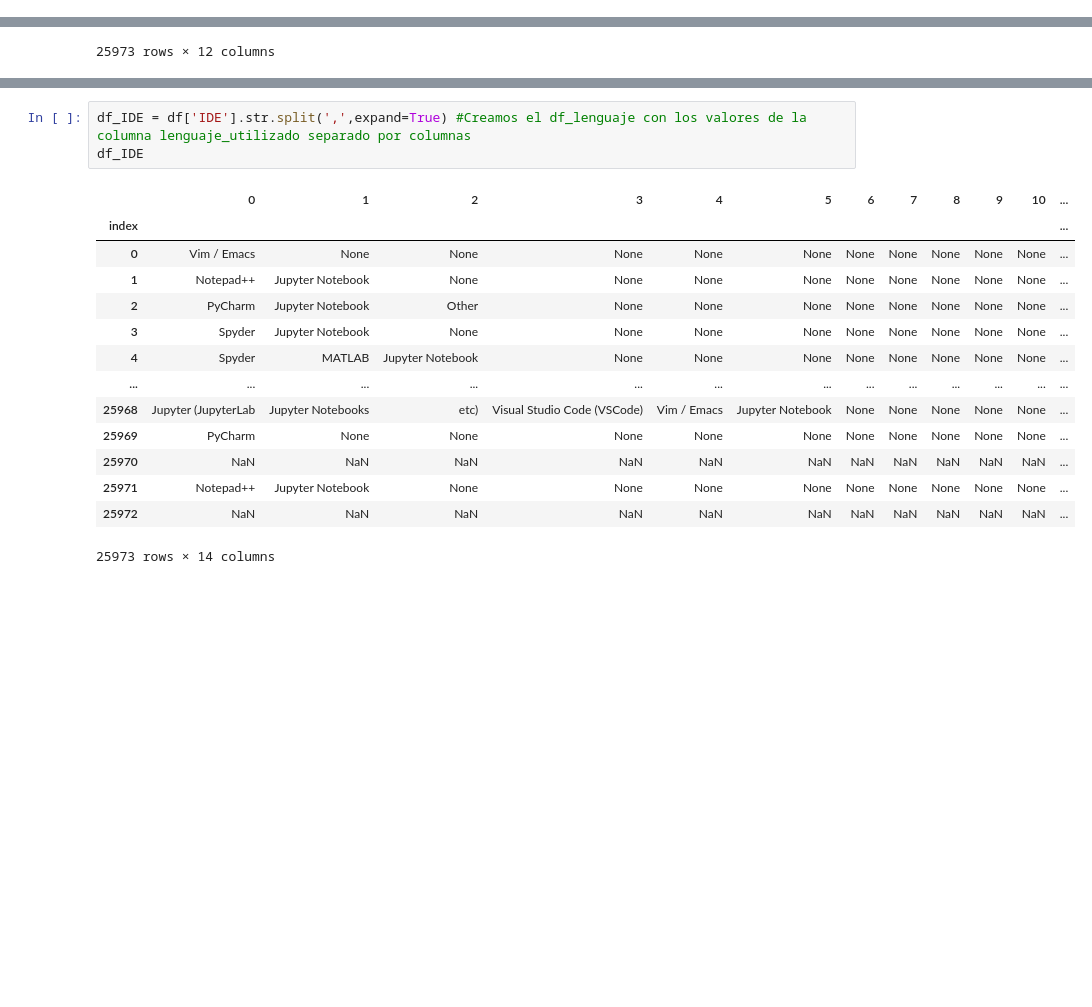
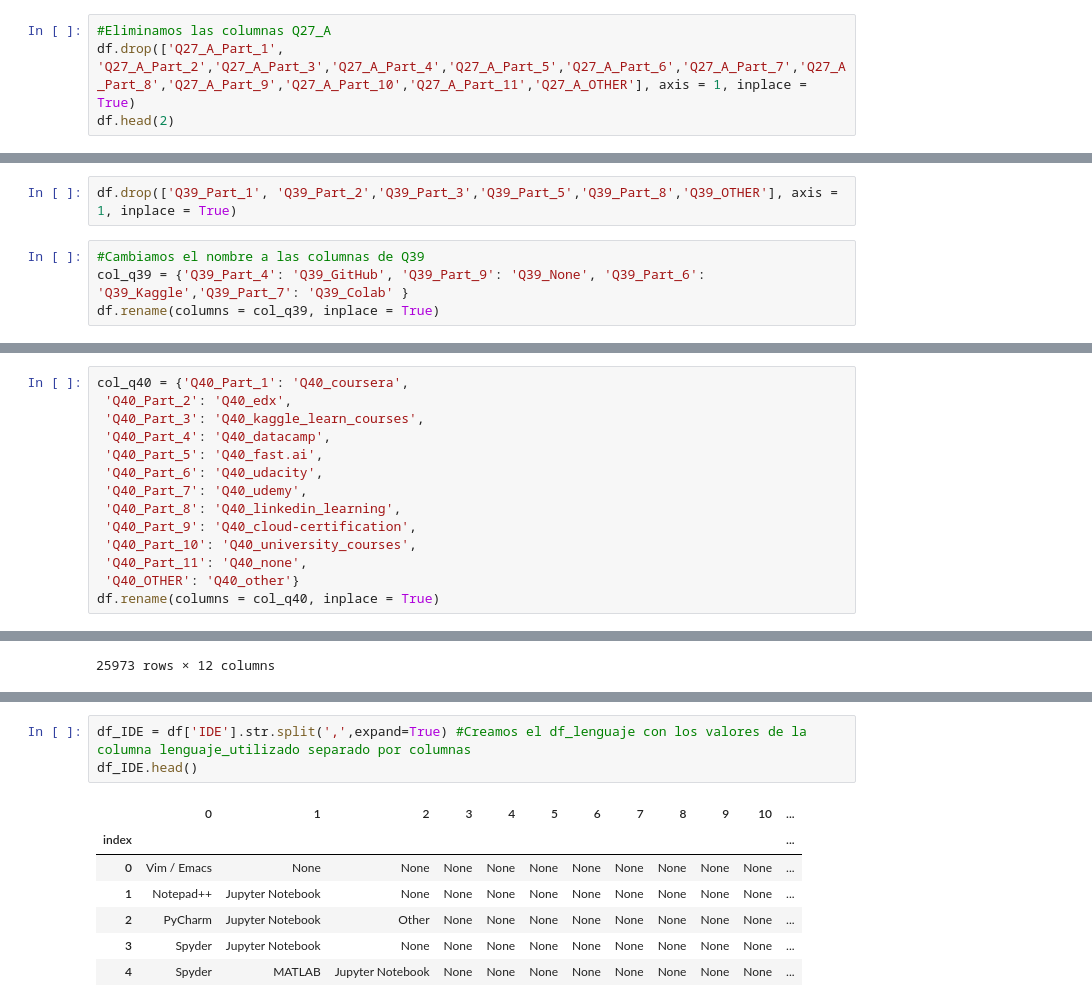
Before and after one commit to paulafuenteg/Kaggle-DS-ML-Survey, a Jupyter notebook: Limpieza/limpieza.ipynb, the cells around one changed output, grey strips where cells are left out. Cells and saved outputs as stored; diff of their text form; blank space fills up the shorter version.

```diff
--- a/Limpieza/limpieza.ipynb
+++ b/Limpieza/limpieza.ipynb
@@ -11,3 +22,7 @@ df.head(3)
 | 0 | 50-54 | Man | India | Bachelor’s degree | Other | 5-10 years | Python | ... |
 | 1 | 50-54 | Man | Indonesia | Master’s degree | Program/Project Manager | 20+ years | Python | ... |
 | 2 | 22-24 | Man | Pakistan | Master’s degree | Software Engineer | 1-3 years | Python | ... |
+# %%
+#Eliminamos las columnas Q27_A
+df.drop(['Q27_A_Part_1', 'Q27_A_Part_2','Q27_A_Part_3','Q27_A_Part_4','Q27_A_Part_5','Q27_A_Part_6','Q27_A_Part_7','Q27_A_Part_8','Q27_A_Part_9','Q27_A_Part_10','Q27_A_Part_11','Q27_A_OTHER'], axis = 1, inplace = True)
+df.head(2)
@@ -13,0 +70,6 @@ df.head(3)
+# %%
+df.drop(['Q39_Part_1', 'Q39_Part_2','Q39_Part_3','Q39_Part_5','Q39_Part_8','Q39_OTHER'], axis = 1, inplace = True)
+# %%
+#Cambiamos el nombre a las columnas de Q39
+col_q39 = {'Q39_Part_4': 'Q39_GitHub', 'Q39_Part_9': 'Q39_None', 'Q39_Part_6': 'Q39_Kaggle','Q39_Part_7': 'Q39_Colab' }
+df.rename(columns = col_q39, inplace = True)
@@ -13,0 +156,14 @@ df.head(3)
+# %%
+col_q40 = {'Q40_Part_1': 'Q40_coursera',
+ 'Q40_Part_2': 'Q40_edx',
+ 'Q40_Part_3': 'Q40_kaggle_learn_courses',
+ 'Q40_Part_4': 'Q40_datacamp',
+ 'Q40_Part_5': 'Q40_fast.ai',
+ 'Q40_Part_6': 'Q40_udacity',
+ 'Q40_Part_7': 'Q40_udemy',
+ 'Q40_Part_8': 'Q40_linkedin_learning',
+ 'Q40_Part_9': 'Q40_cloud-certification',
+ 'Q40_Part_10': 'Q40_university_courses',
+ 'Q40_Part_11': 'Q40_none',
+ 'Q40_OTHER': 'Q40_other'}
+df.rename(columns = col_q40, inplace = True)
@@ -140,18 +323,11 @@ df_lenguaje
 # %%
 df_IDE = df['IDE'].str.split(',',expand=True) #Creamos el df_lenguaje con los valores de la columna lenguaje_utilizado separado por columnas
-df_IDE
+df_IDE.head()
 # %% [output]
 |  | 0 | 1 | 2 | 3 | 4 | 5 | 6 | 7 | 8 | 9 | 10 | ... |
 | index |  |  |  |  |  |  |  |  |  |  |  | ... |
 | 0 | Vim / Emacs | None | None | None | None | None | None | None | None | None | None | ... |
 | 1 | Notepad++ | Jupyter Notebook | None | None | None | None | None | None | None | None | None | ... |
 | 2 | PyCharm | Jupyter Notebook | Other | None | None | None | None | None | None | None | None | ... |
 | 3 | Spyder | Jupyter Notebook | None | None | None | None | None | None | None | None | None | ... |
 | 4 | Spyder | MATLAB | Jupyter Notebook | None | None | None | None | None | None | None | None | ... |
-| ... | ... | ... | ... | ... | ... | ... | ... | ... | ... | ... | ... | ... |
-| 25968 | Jupyter (JupyterLab | Jupyter Notebooks | etc) | Visual Studio Code (VSCode) | Vim / Emacs | Jupyter Notebook | None | None | None | None | None | ... |
-| 25969 | PyCharm | None | None | None | None | None | None | None | None | None | None | ... |
-| 25970 | NaN | NaN | NaN | NaN | NaN | NaN | NaN | NaN | NaN | NaN | NaN | ... |
-| 25971 | Notepad++ | Jupyter Notebook | None | None | None | None | None | None | None | None | None | ... |
-| 25972 | NaN | NaN | NaN | NaN | NaN | NaN | NaN | NaN | NaN | NaN | NaN | ... |
-25973 rows × 14 columns
```
Also changed, not shown: parts of 17 cells of this notebook, 5 other files.
